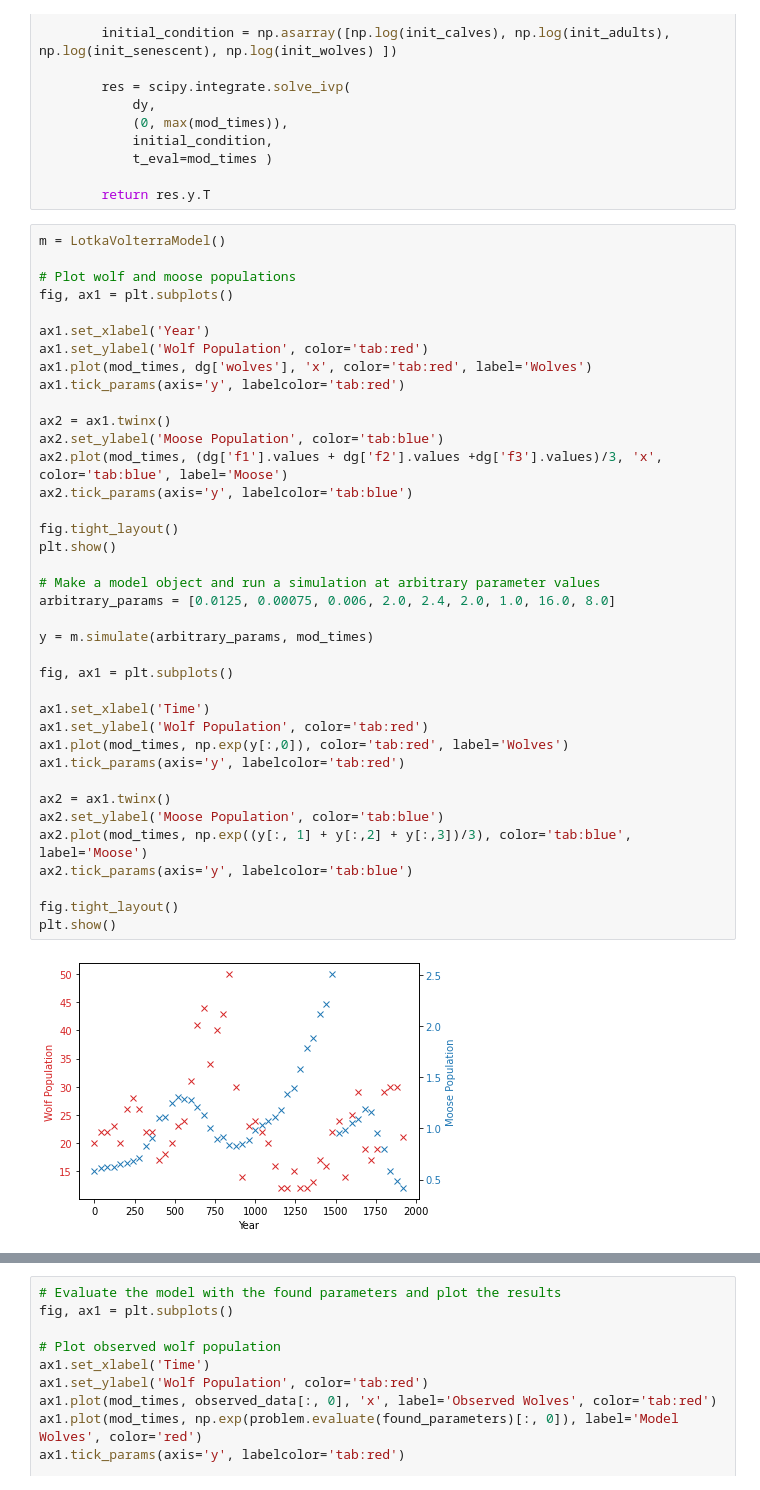
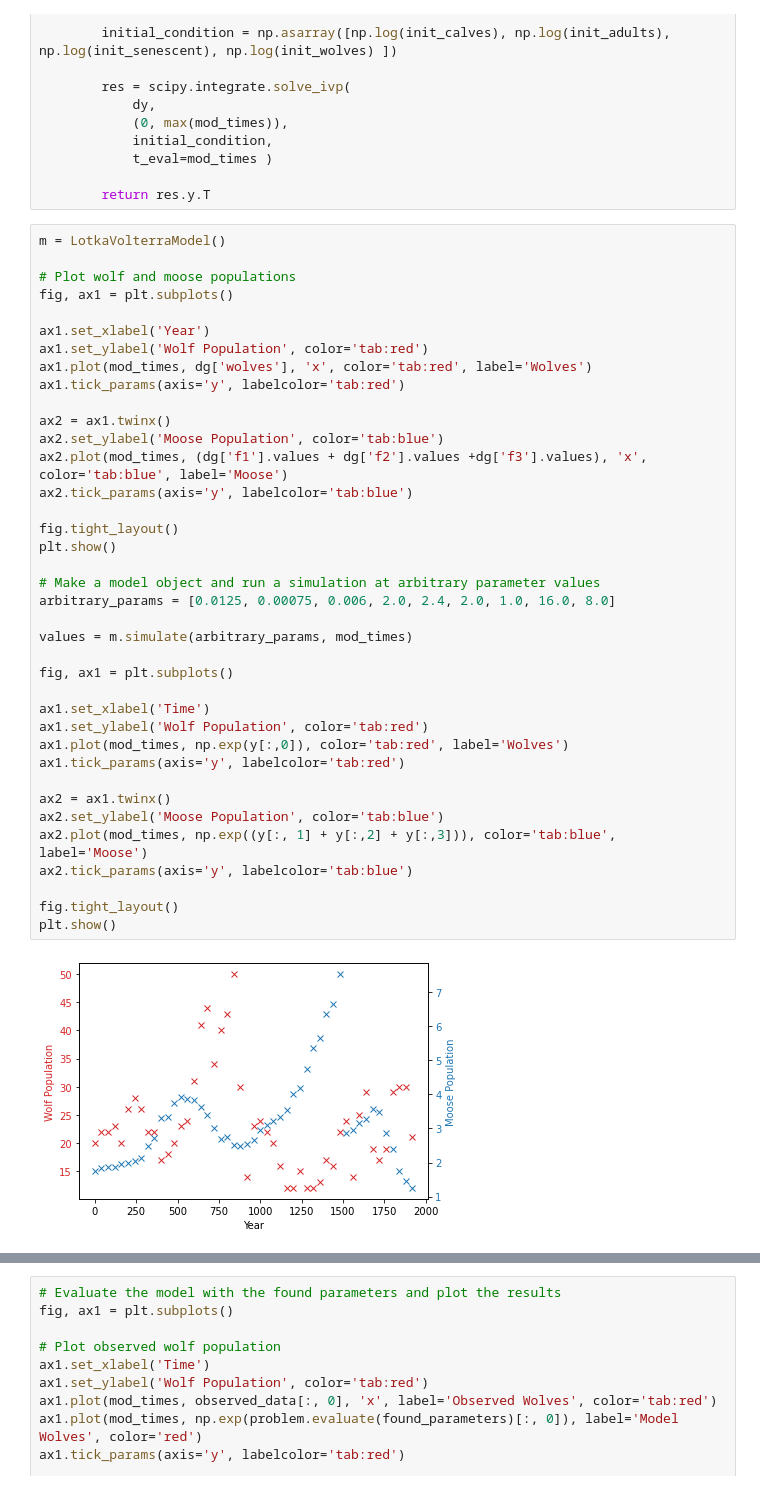
Before and after one commit to siilott/lotka-volterra-wolf-moose, a Jupyter notebook: deterministic-lotka-volterra.ipynb, the cells around one changed output, grey strips where cells are left out. Saved outputs shown, nothing was run; the diff lists cells and outputs as text.

```diff
--- a/deterministic-lotka-volterra.ipynb
+++ b/deterministic-lotka-volterra.ipynb
@@ -100,34 +100,34 @@ fig, ax1 = plt.subplots()
 ax1.set_xlabel('Year')
 ax1.set_ylabel('Wolf Population', color='tab:red')
 ax1.plot(mod_times, dg['wolves'], 'x', color='tab:red', label='Wolves')
 ax1.tick_params(axis='y', labelcolor='tab:red')
 
 ax2 = ax1.twinx()
 ax2.set_ylabel('Moose Population', color='tab:blue')
-ax2.plot(mod_times, (dg['f1'].values + dg['f2'].values +dg['f3'].values)/3, 'x', color='tab:blue', label='Moose')
+ax2.plot(mod_times, (dg['f1'].values + dg['f2'].values +dg['f3'].values), 'x', color='tab:blue', label='Moose')
 ax2.tick_params(axis='y', labelcolor='tab:blue')
 
 fig.tight_layout()
 plt.show()
 
 # Make a model object and run a simulation at arbitrary parameter values
 arbitrary_params = [0.0125, 0.00075, 0.006, 2.0, 2.4, 2.0, 1.0, 16.0, 8.0]
 
-y = m.simulate(arbitrary_params, mod_times)
+values = m.simulate(arbitrary_params, mod_times)
 
 fig, ax1 = plt.subplots()
 
 ax1.set_xlabel('Time')
 ax1.set_ylabel('Wolf Population', color='tab:red')
 ax1.plot(mod_times, np.exp(y[:,0]), color='tab:red', label='Wolves')
 ax1.tick_params(axis='y', labelcolor='tab:red')
 
 ax2 = ax1.twinx()
 ax2.set_ylabel('Moose Population', color='tab:blue')
-ax2.plot(mod_times, np.exp((y[:, 1] + y[:,2] + y[:,3])/3), color='tab:blue', label='Moose')
+ax2.plot(mod_times, np.exp((y[:, 1] + y[:,2] + y[:,3])), color='tab:blue', label='Moose')
 ax2.tick_params(axis='y', labelcolor='tab:blue')
 
 fig.tight_layout()
 plt.show()
 # %% [output]
-[figure, old version]
+[figure, new version]
```
Also changed, not shown: parts of 3 cells of this notebook.
